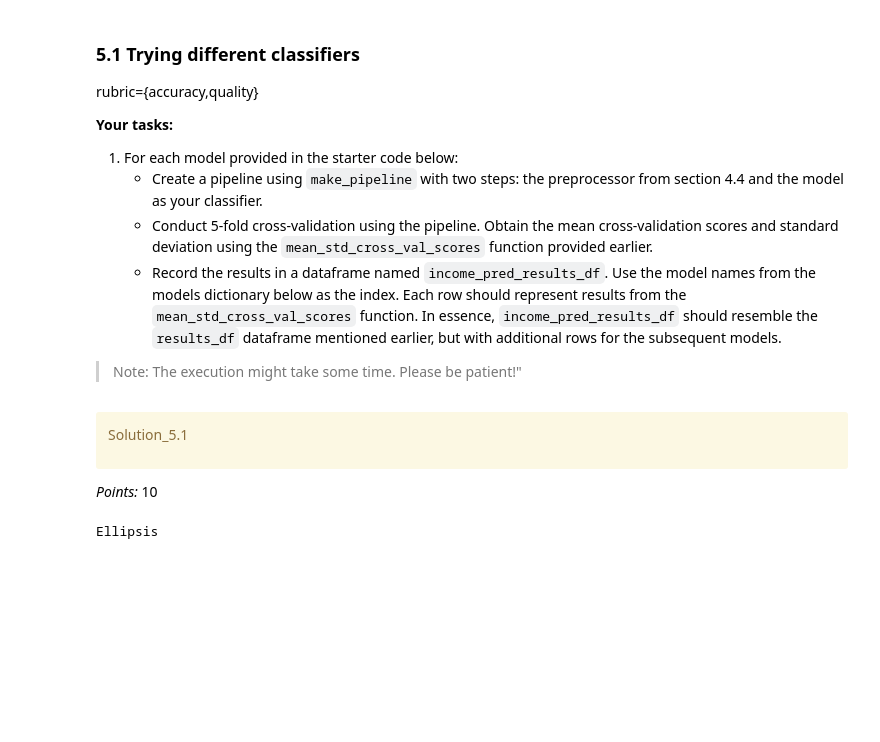
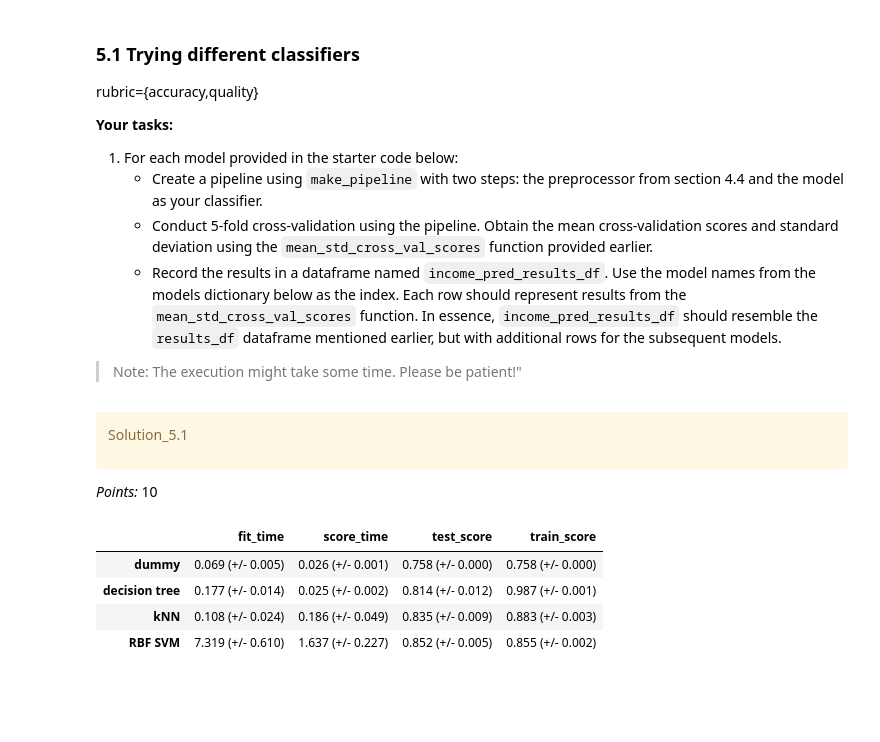
Before and after one commit to br-zhou/cs330hw3, a Jupyter notebook: hw3.ipynb, the cells around one changed output. Saved outputs shown, nothing was run; the diff lists cells and outputs as text; code cells hidden in the pictures; blank space fills up the shorter version.

```diff
--- a/hw3.ipynb
+++ b/hw3.ipynb
@@ -734,7 +731,18 @@ income_pred_results_df = None
-# %%
-...
-# %% [output]
-Ellipsis
+# %%
+for name, model in models.items():
+    pipe = make_pipeline(preprocessor, model)
+    results_dict[name] = mean_std_cross_val_scores(
+        pipe, X_train, y_train, cv=5, return_train_score=True
+    )
+
+income_pred_results_df = pd.DataFrame(results_dict).T
+income_pred_results_df
+# %% [output]
+|  | fit_time | score_time | test_score | train_score |
+| dummy | 0.069 (+/- 0.005) | 0.026 (+/- 0.001) | 0.758 (+/- 0.000) | 0.758 (+/- 0.000) |
+| decision tree | 0.177 (+/- 0.014) | 0.025 (+/- 0.002) | 0.814 (+/- 0.012) | 0.987 (+/- 0.001) |
+| kNN | 0.108 (+/- 0.024) | 0.186 (+/- 0.049) | 0.835 (+/- 0.009) | 0.883 (+/- 0.003) |
+| RBF SVM | 7.319 (+/- 0.610) | 1.637 (+/- 0.227) | 0.852 (+/- 0.005) | 0.855 (+/- 0.002) |
 # %% [markdown]
 <!-- END QUESTION -->
 
```
Also changed, not shown: parts of 3 cells of this notebook, 1 other file.
